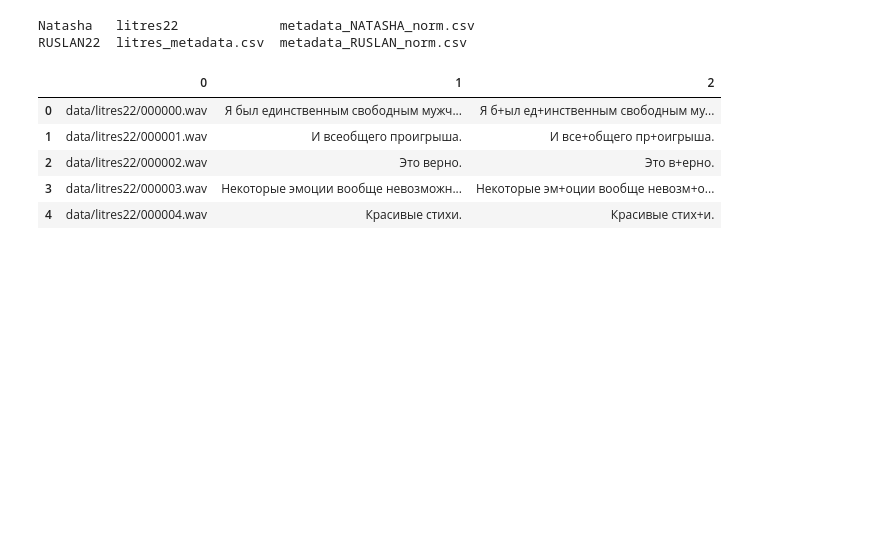
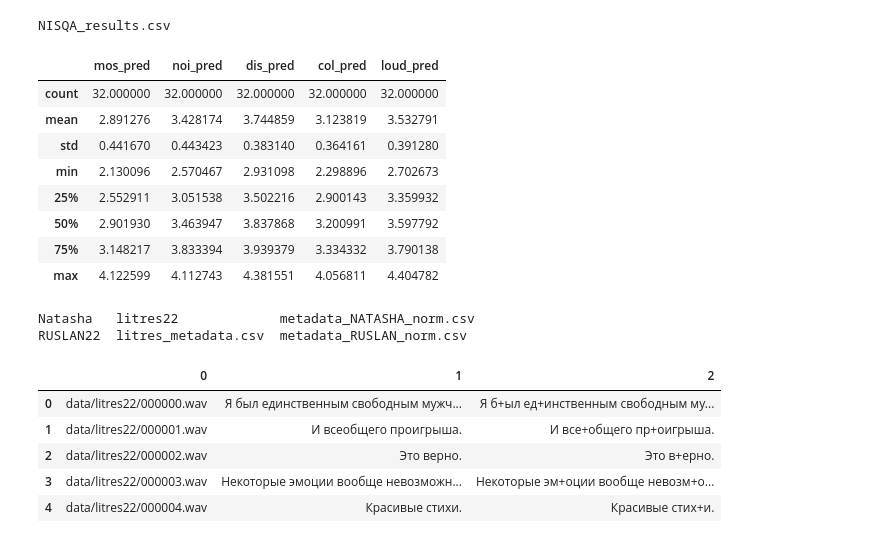
Before and after one commit to anastdem/DeepLearningExamples, a Jupyter notebook: PyTorch/SpeechSynthesis/Tacotron2/prepare_train_file.ipynb, the cells around one changed output. Saved outputs shown, nothing was run; the diff lists cells and outputs as text; code cells hidden in the pictures; blank space fills up the shorter version.

```diff
--- a/PyTorch/SpeechSynthesis/Tacotron2/prepare_train_file.ipynb
+++ b/PyTorch/SpeechSynthesis/Tacotron2/prepare_train_file.ipynb
@@ -1,6 +1,24 @@
 # %%
 import pandas as pd
 from unidecode import unidecode
+# %%
+ls NISQA/ruslan_taco_val_gen_fp32/NISQA_results.csv
+# %% [output]
+NISQA_results.csv
+# %%
+df = pd.read_csv('NISQA/ruslan_taco_val_gen_fp32/NISQA_results.csv')
+# %%
+df.describe()
+# %% [output]
+|  | mos_pred | noi_pred | dis_pred | col_pred | loud_pred |
+| count | 32.000000 | 32.000000 | 32.000000 | 32.000000 | 32.000000 |
+| mean | 2.891276 | 3.428174 | 3.744859 | 3.123819 | 3.532791 |
+| std | 0.441670 | 0.443423 | 0.383140 | 0.364161 | 0.391280 |
+| min | 2.130096 | 2.570467 | 2.931098 | 2.298896 | 2.702673 |
+| 25% | 2.552911 | 3.051538 | 3.502216 | 2.900143 | 3.359932 |
+| 50% | 2.901930 | 3.463947 | 3.837868 | 3.200991 | 3.597792 |
+| 75% | 3.148217 | 3.833394 | 3.939379 | 3.334332 | 3.790138 |
+| max | 4.122599 | 4.112743 | 4.381551 | 4.056811 | 4.404782 |
 # %%
 !ls data
 # %% [output]
```
Also changed, not shown: 42 other files.
